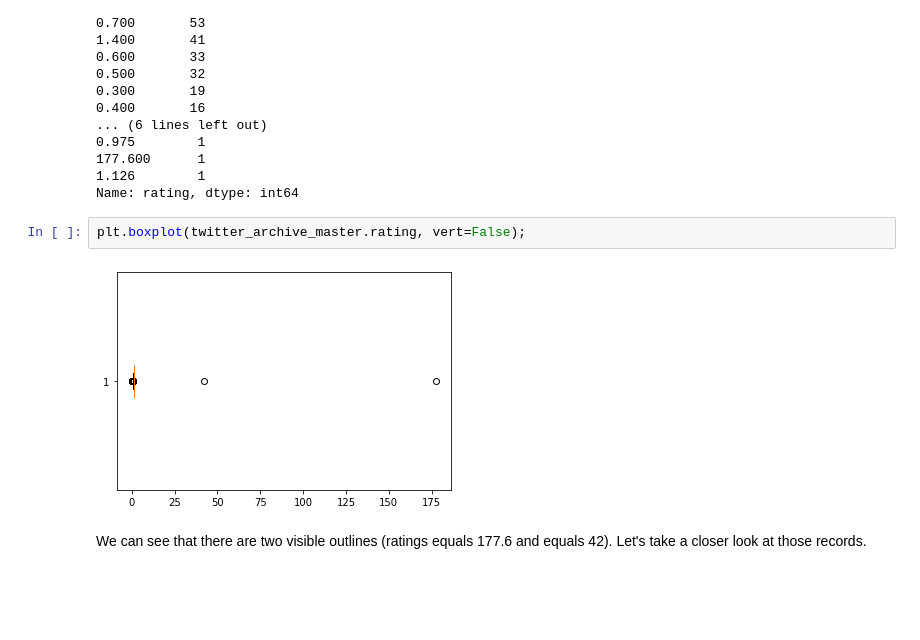
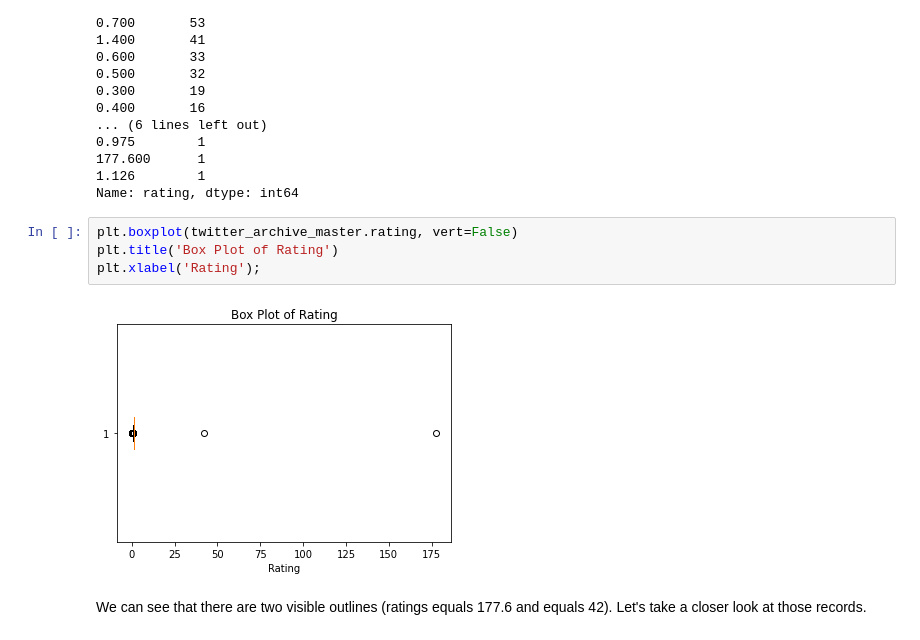
Before and after one commit to gilvan-reis/data-analyst-udacity, a Jupyter notebook: project-4_wrangle-and-analyze-data/wrangle_act.ipynb, the cells around one changed output. Drawn from its saved outputs; the diff is of its cells as text; blank space fills up the shorter version.

```diff
--- a/project-4_wrangle-and-analyze-data/wrangle_act.ipynb
+++ b/project-4_wrangle-and-analyze-data/wrangle_act.ipynb
@@ -891,9 +901,11 @@ twitter_archive_master.rating.value_counts()
 1.126        1
 Name: rating, dtype: int64
 # %%
-plt.boxplot(twitter_archive_master.rating, vert=False);
+plt.boxplot(twitter_archive_master.rating, vert=False)
+plt.title('Box Plot of Rating')
+plt.xlabel('Rating');
 # %% [output]
-[figure, old version]
+[figure, new version]
 # %% [markdown]
 We can see that there are two visible outlines (ratings equals 177.6 and equals 42). Let's take a closer look at those records.
 # %%
```
Also changed, not shown: parts of 21 cells of this notebook.
